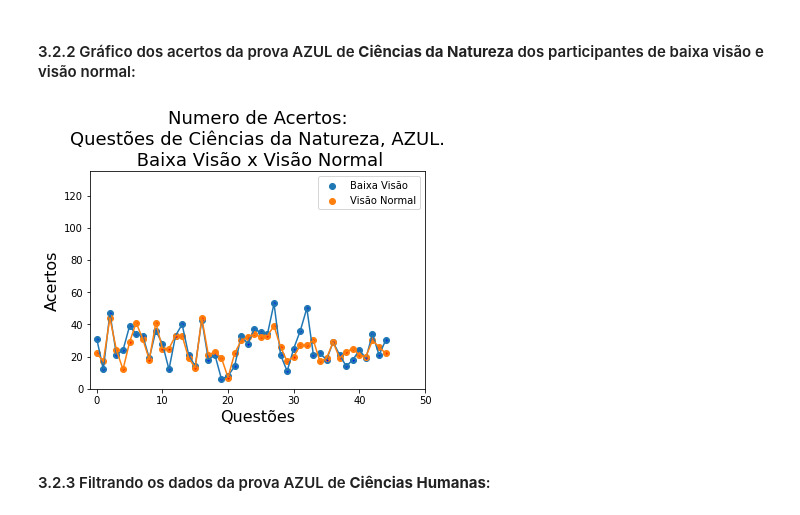
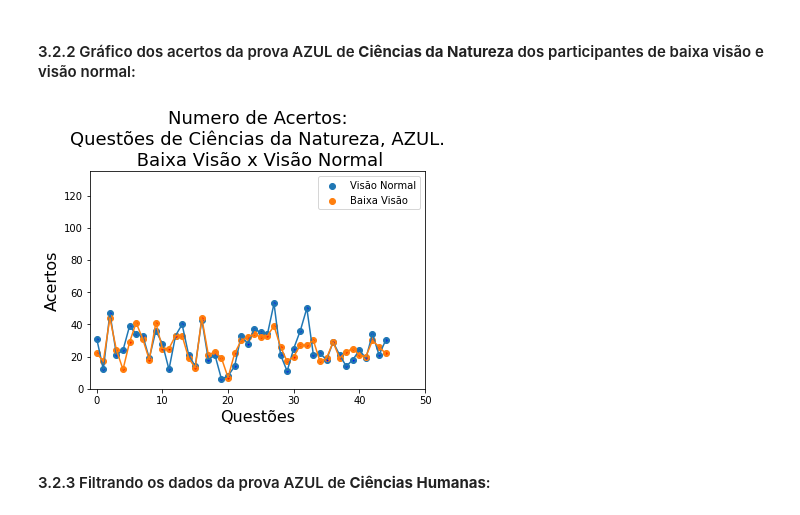
Before and after one commit to andradearthurf/python-data-analysis, a Jupyter notebook: cases/data_analisys_ENEM.ipynb, the cells around one changed output. Drawn from its saved outputs; the diff is of its cells as text; code cells hidden in the pictures.

Commit message:
graphic subtitle correction

```diff
--- a/cases/data_analisys_ENEM.ipynb
+++ b/cases/data_analisys_ENEM.ipynb
@@ -304,35 +304,35 @@ acertos_bv_pd_cn = pd.DataFrame(acertos_bv_cn)
 # %%
 x = acertos_normal_pd_cn
 y = acertos_normal_pd_cn.index
 
 x1 = acertos_bv_pd_cn
 y1 = acertos_bv_pd_cn.index
 
 plt.scatter(y, x)
 ax = plt.scatter(y1, x1)
 plt.ylabel('Acertos', fontsize=16)
 plt.xlabel('Questões', fontsize=16)
 plt.title('Numero de Acertos:\nQuestões de Ciências da Natureza, AZUL.\n Baixa Visão x Visão Normal', fontsize = 18)
 
 limits = [-1,50]
 limits1 = [0,135]
 sec_lim = 1000
 bp = 45
 
 ax = plt.gca()
 ax.set_xlim(limits)
 ax.set_ylim(limits1)
 ax.scatter(y, x, s=1, c='blue', alpha=1)
 ax.scatter(y1, x1, s=1, c='red', alpha=1)
 
-legends=['Baixa Visão', 'Visão Normal']
+legends=['Visão Normal', 'Baixa Visão']
 plt.legend(legends)
 
 plt.plot(x)
 plt.plot(x1)
 plt.show()
 # %% [output]
-[figure, old version]
+[figure, new version]
 # %% [markdown]
 #### 3.2.3 Filtrando os dados da prova AZUL de **Ciências Humanas**:
 # %% [markdown]
```
Also changed, not shown: parts of 7 cells of this notebook.
